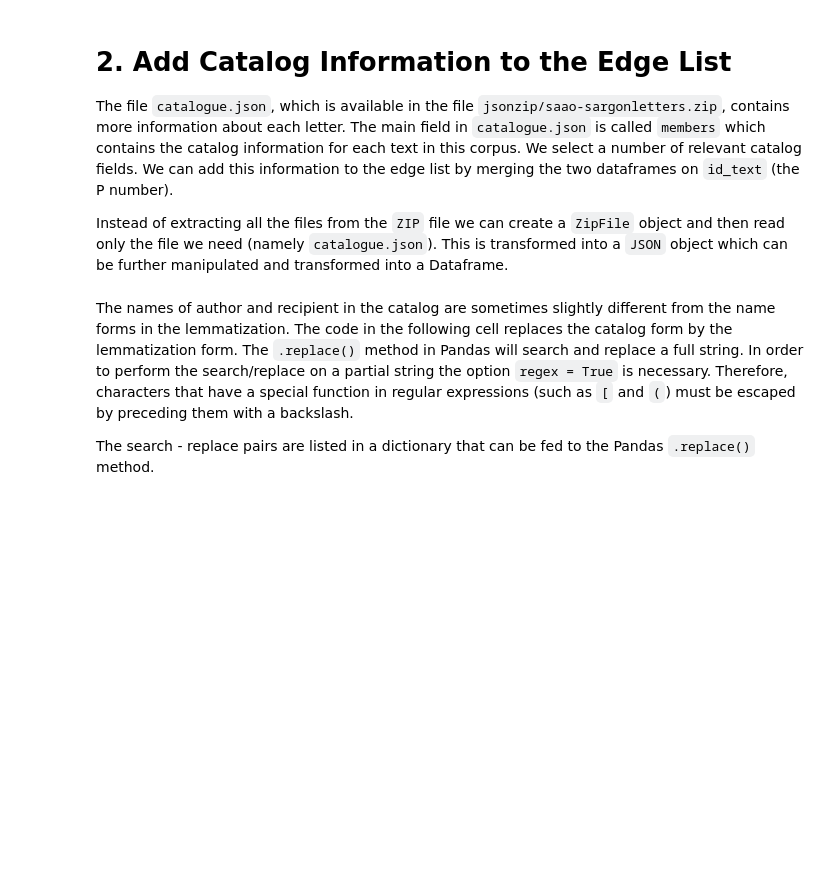
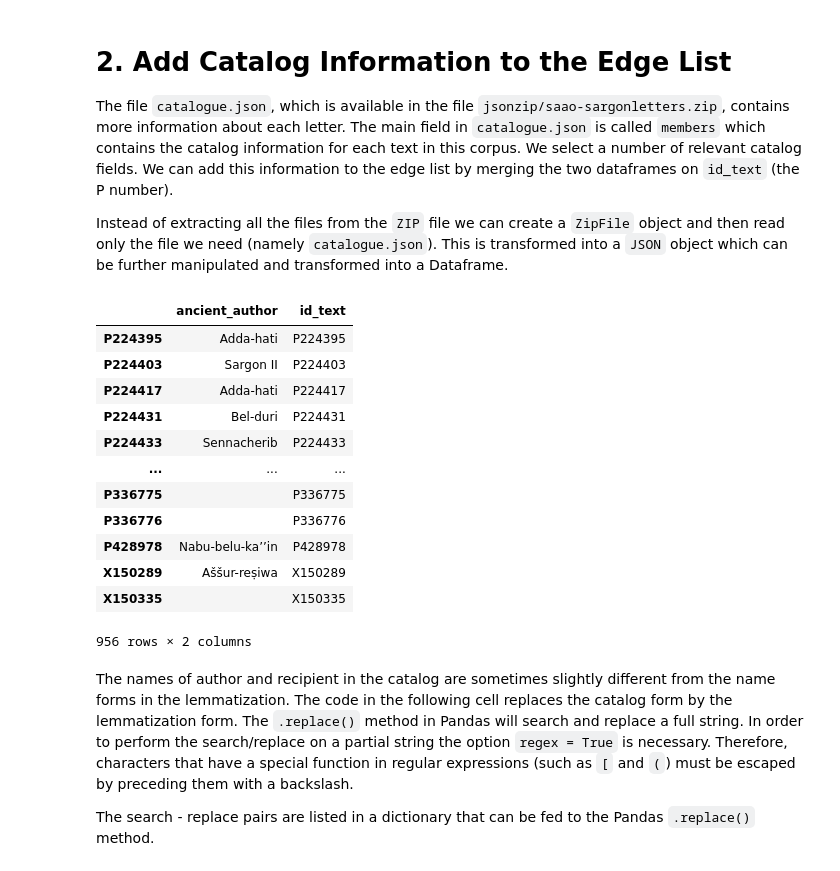
Before and after one commit to niekveldhuis/compass, a Jupyter notebook: 4_Sargons_Pen_Pals/make_edge_node_list.ipynb, the cells around one changed output. Saved outputs shown, nothing was run; the diff lists cells and outputs as text; code cells hidden in the pictures; blank space fills up the shorter version.

```diff
--- a/4_Sargons_Pen_Pals/make_edge_node_list.ipynb
+++ b/4_Sargons_Pen_Pals/make_edge_node_list.ipynb
@@ -8 +13,4 @@ import json
 pd.options.mode.chained_assignment = None  # default='warn'
+# %%
+volumes = "saao/saa01,saao/saa05,saao/saa15"
+words = get_data(volumes)
@@ -68,13 +140,31 @@ The file `catalogue.json`, which is available in the file `jsonzip/saao-sargonle
 
 Instead of extracting all the files from the `ZIP` file we can create a `ZipFile` object and then read only the file we need (namely `catalogue.json`). This is transformed into a `JSON` object which can be further manipulated and transformed into a Dataframe.
 # %%
-z = zipfile.ZipFile('jsonzip/saao-sargonletters.zip', 'r')
-data = z.read("saao/sargonletters/catalogue.json").decode("utf-8")
-data = json.loads(data)
-d = data['members']
-df = pd.DataFrame(d).T
-df_cat = df[["id_text", "ancient_author", "sender_title", "recipient", "senderloc", "dossier"]]
+df_cat = pd.DataFrame()
+for p in volumes.split(','):
+    file = f"{p.replace('/', '-')}.zip"
+    z = zipfile.ZipFile(f'jsonzip/{file}', 'r')
+    data = z.read(f"{p}/catalogue.json").decode("utf-8")
+    data = json.loads(data)
+    d = data['members']
+    df = pd.DataFrame(d).T
+    df = df[["id_text", "ancient_author"]].fillna('')
+    df_cat = pd.concat([df_cat, df], sort=True)  # sort=True is necessary in case catalogs have a different set of fields
 df_cat
+# %% [output]
+|  | ancient_author | id_text |
+| P224395 | Adda-hati | P224395 |
+| P224403 | Sargon II | P224403 |
+| P224417 | Adda-hati | P224417 |
+| P224431 | Bel-duri | P224431 |
+| P224433 | Sennacherib | P224433 |
+| ... | ... | ... |
+| P336775 |  | P336775 |
+| P336776 |  | P336776 |
+| P428978 | Nabu-belu-ka’’in | P428978 |
+| X150289 | Aššur-reṣiwa | X150289 |
+| X150335 |  | X150335 |
+956 rows × 2 columns
 # %% [markdown]
 The names of author and recipient in the catalog are sometimes slightly different from the name forms in the lemmatization. The code in the following cell replaces the catalog form by the lemmatization form. The `.replace()` method in Pandas will search and replace a full string. In order to perform the search/replace on a partial string the option `regex = True` is necessary. Therefore, characters that have a special function in regular expressions (such as `[` and `(`) must be escaped by preceding them with a backslash.
 
```
Also changed, not shown: parts of 15 cells of this notebook.
